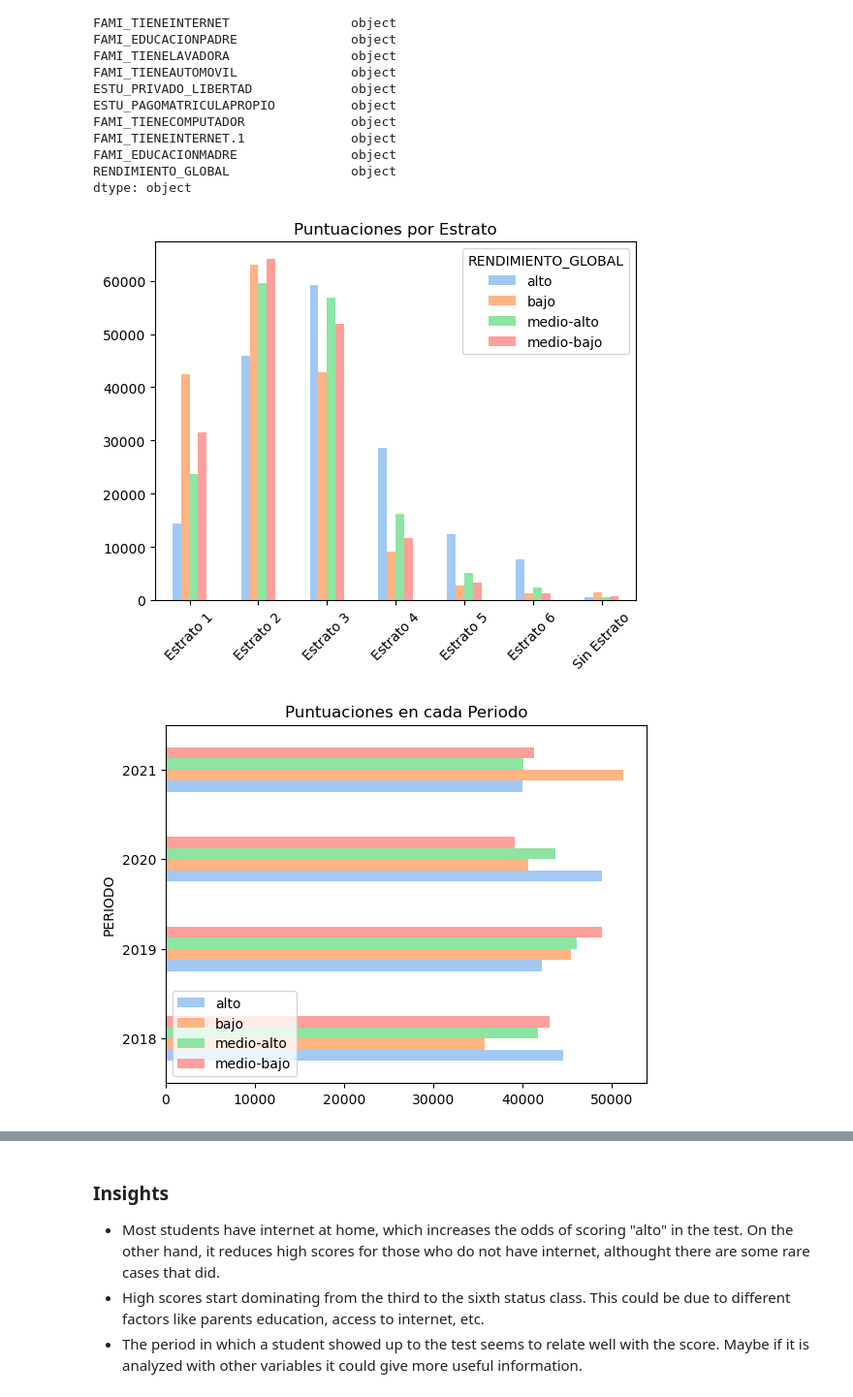
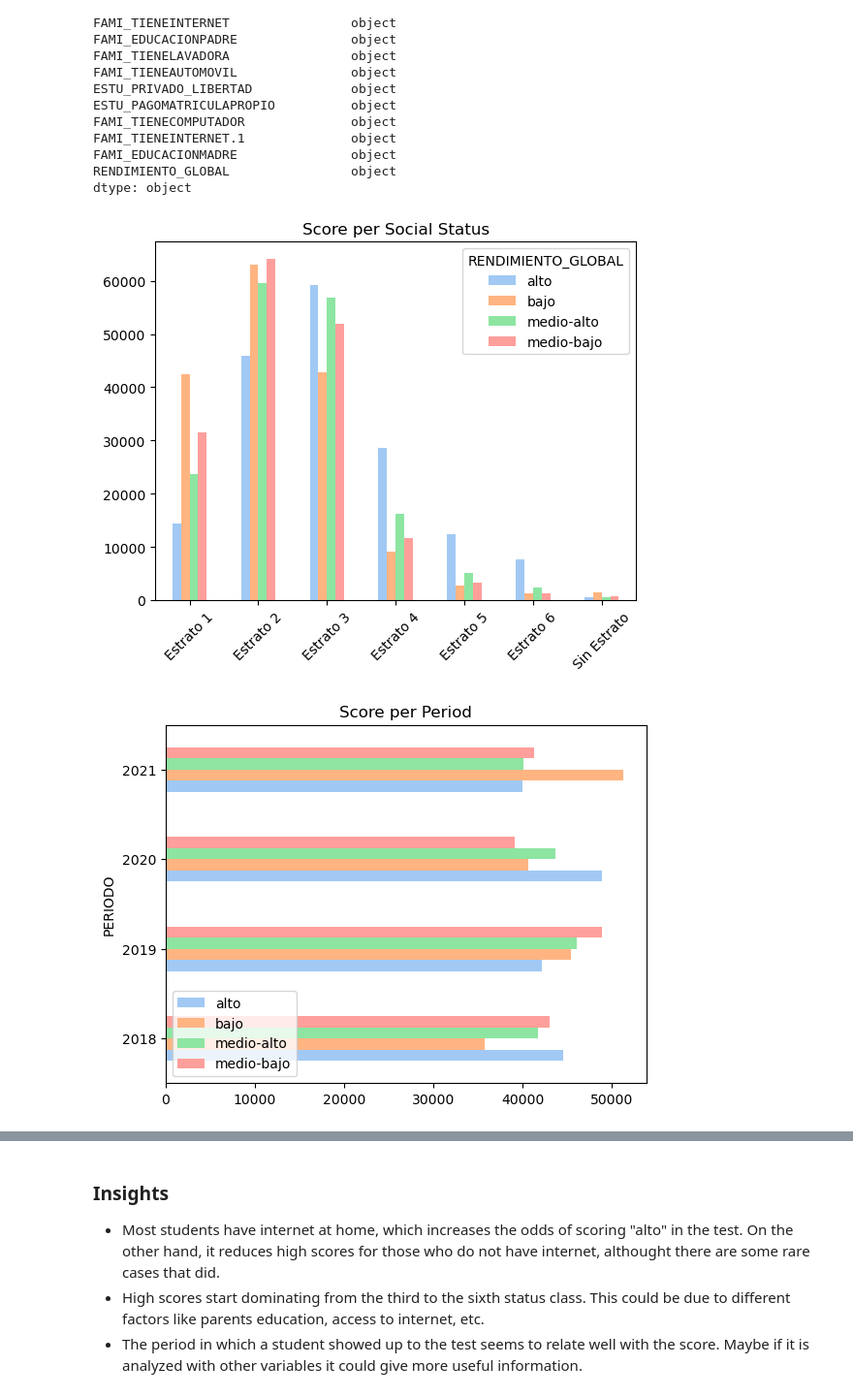
Before and after one commit to itsandregil/saber-pro-prediction, a Jupyter notebook: 01-exploration.ipynb, the cells around one changed output, grey strips where cells are left out. Shown at 97% size. Saved outputs shown, nothing was run; the diff lists cells and outputs as text; code cells hidden in the pictures.

```diff
--- a/01-exploration.ipynb
+++ b/01-exploration.ipynb
@@ -308,15 +306,15 @@ period_score_table = pd.crosstab(df_analysis.PERIODO, df_analysis.RENDIMIENTO_GL
 status_score_table = pd.crosstab(df_analysis.FAMI_ESTRATOVIVIENDA, df_analysis.RENDIMIENTO_GLOBAL)
 internet_score_table = pd.crosstab(df_analysis.FAMI_TIENEINTERNET, df_analysis.RENDIMIENTO_GLOBAL)
 # %%
-status_score_table.plot(kind="bar", title="Puntuaciones por Estrato", xlabel="")
+status_score_table.plot(kind="bar", title="Score per Social Status", xlabel="")
 plt.xticks(rotation=45)
 plt.show()
 # %% [output]
-[figure, old version]
+[figure, new version]
 # %%
-period_score_table.plot(kind="barh", title="Puntuaciones en cada Periodo")
+period_score_table.plot(kind="barh", title="Score per Period")
 plt.legend(loc="lower left")
 plt.show()
 # %% [output]
-[figure, old version]
+[figure, new version]
 # %%
```
Also changed, not shown: parts of 9 cells of this notebook, 2 other files.
